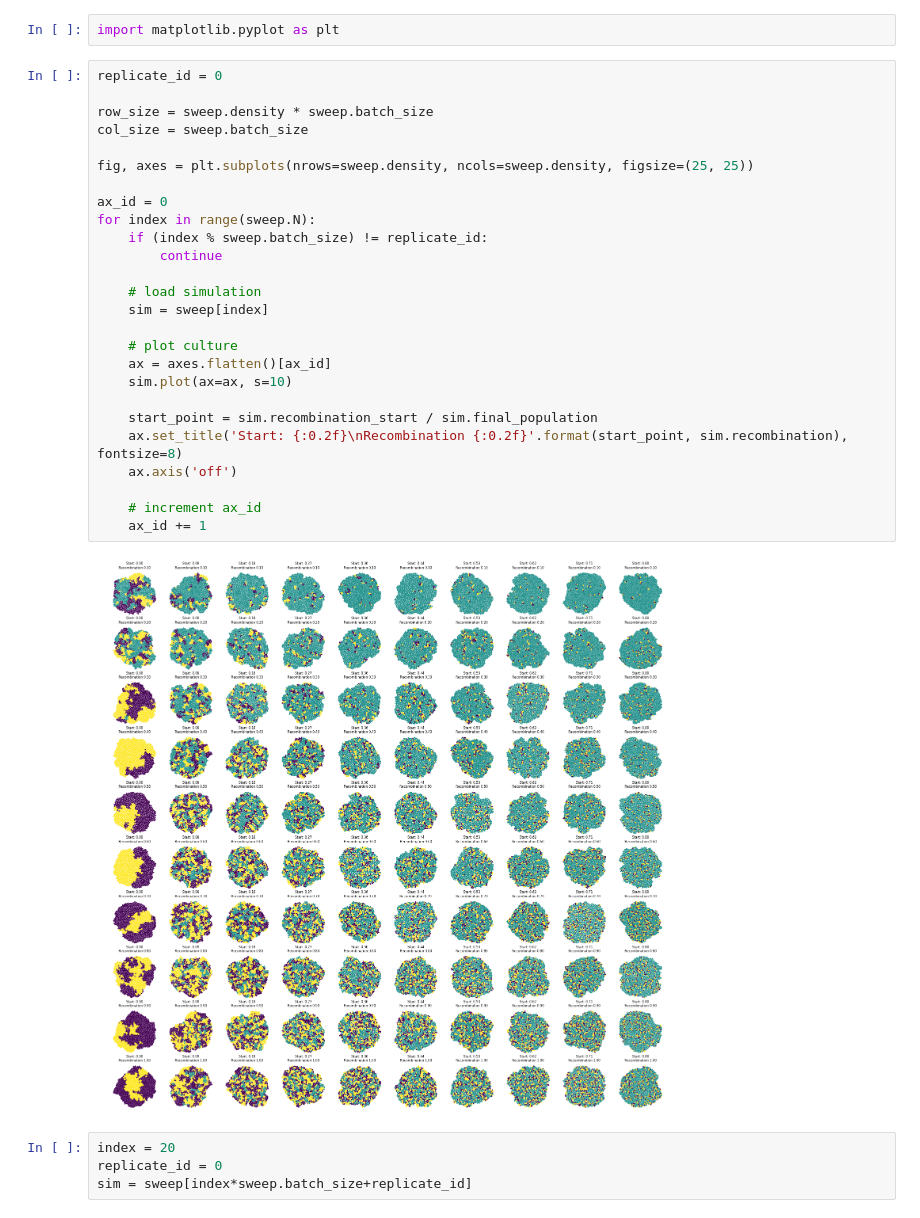
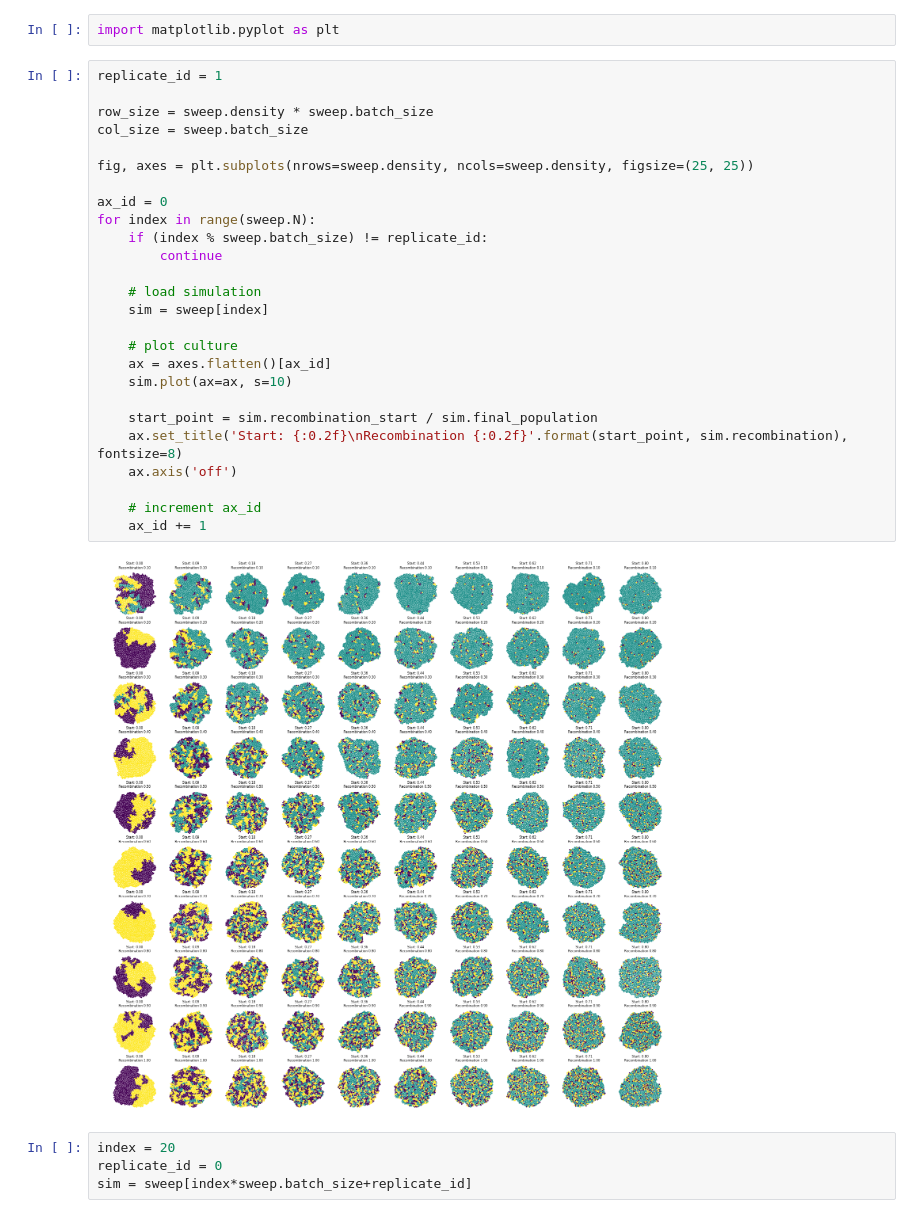
Before and after one commit to sbernasek/growth, a Jupyter notebook: notebooks/analysis.ipynb, the cells around one changed output. Saved outputs shown, nothing was run; the diff lists cells and outputs as text.

```diff
--- a/notebooks/analysis.ipynb
+++ b/notebooks/analysis.ipynb
@@ -14,33 +14,33 @@ sweep = Sweep.load(path)
 # %%
 import matplotlib.pyplot as plt
 # %%
-replicate_id = 0
+replicate_id = 1
 
 row_size = sweep.density * sweep.batch_size
 col_size = sweep.batch_size
 
 fig, axes = plt.subplots(nrows=sweep.density, ncols=sweep.density, figsize=(25, 25))
 
 ax_id = 0
 for index in range(sweep.N):
     if (index % sweep.batch_size) != replicate_id:
         continue
 
     # load simulation
     sim = sweep[index]
 
     # plot culture
     ax = axes.flatten()[ax_id]
     sim.plot(ax=ax, s=10)
 
     start_point = sim.recombination_start / sim.final_population
     ax.set_title('Start: {:0.2f}\nRecombination {:0.2f}'.format(start_point, sim.recombination), fontsize=8)
     ax.axis('off')
 
     # increment ax_id
     ax_id += 1
 # %% [output]
-[figure, old version]
+[figure, new version]
 # %%
 index = 20
 replicate_id = 0
```
Also changed, not shown: parts of 10 cells of this notebook, 4 other files.
